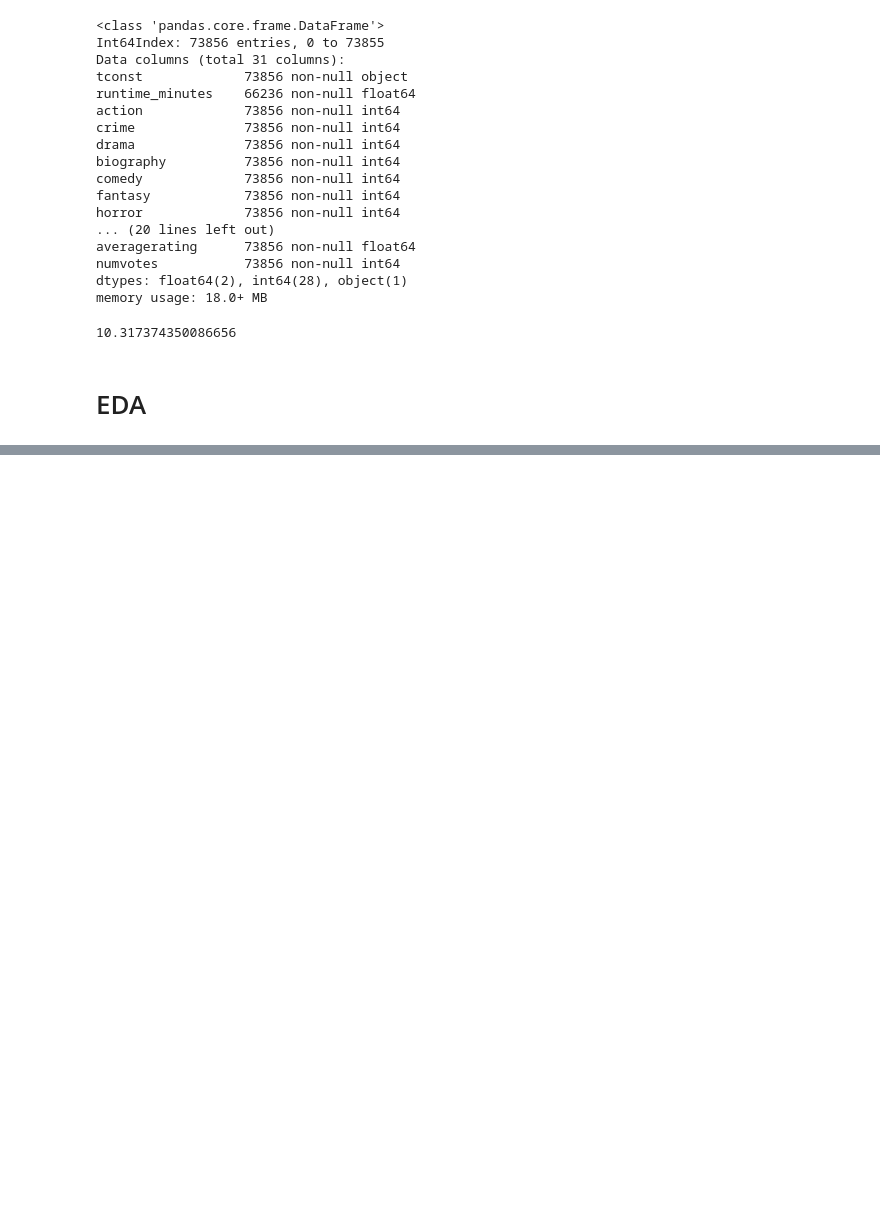
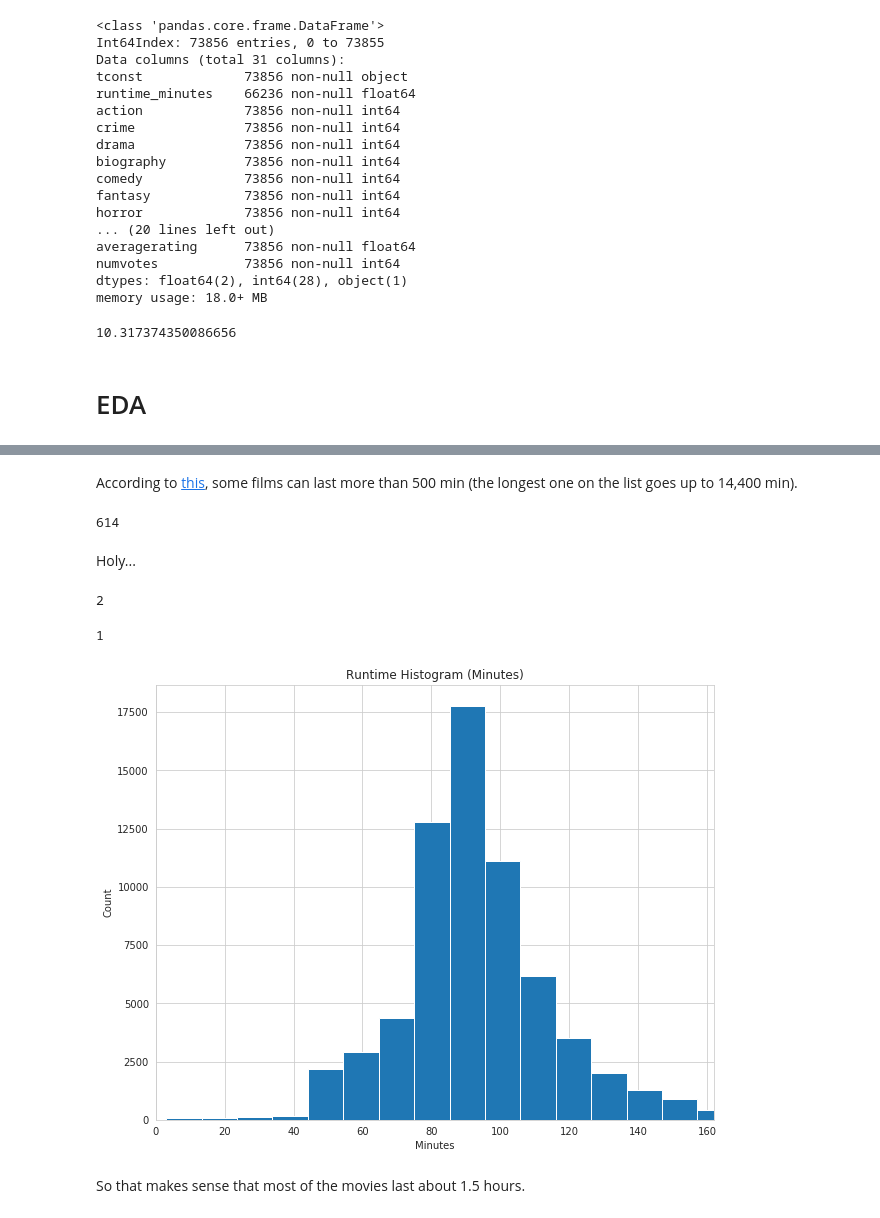
Before and after one commit to nt-ds/movie-industry-consulting-firm, a Jupyter notebook: imdb_files.ipynb, the cells around one changed output, grey strips where cells are left out. Cells and saved outputs as stored; diff of their text form; code cells hidden in the pictures; blank space fills up the shorter version.

Commit message:
Ngoc added some runtime analysis

```diff
--- a/imdb_files.ipynb
+++ b/imdb_files.ipynb
@@ -299,0 +312,30 @@ df["runtime_minutes"].isna().sum() / len(df) * 100
+# %% [markdown]
+According to [this](https://www.imdb.com/list/ls058680475/), some films can last more than 500 min (the longest one on the list goes up to 14,400 min).
+# %%
+len(df[df.runtime_minutes > 162]) # the longest I've seen is 2h 42m (Avatar)
+# %% [output]
+614
+# %% [markdown]
+Holy...
+# %%
+len(df[df.runtime_minutes >= 14400])
+# %% [output]
+2
+# %%
+len(df[df.runtime_minutes > 14400])
+# %% [output]
+1
+# %%
+# let's do a quick histogram
+# cut off at Avatar
+fig = plt.figure(figsize=(10,8))
+plt.hist(df.runtime_minutes, bins=5000)
+plt.xlim(0, 162);
+plt.title("runtime histogram (minutes)".title())
+plt.xlabel("Minutes")
+plt.ylabel("Count")
+plt.show()
+# %% [output]
+[figure, added]
+# %% [markdown]
+So that makes sense that most of the movies last about 1.5 hours.
```
Also changed, not shown: parts of 1 cell of this notebook.
